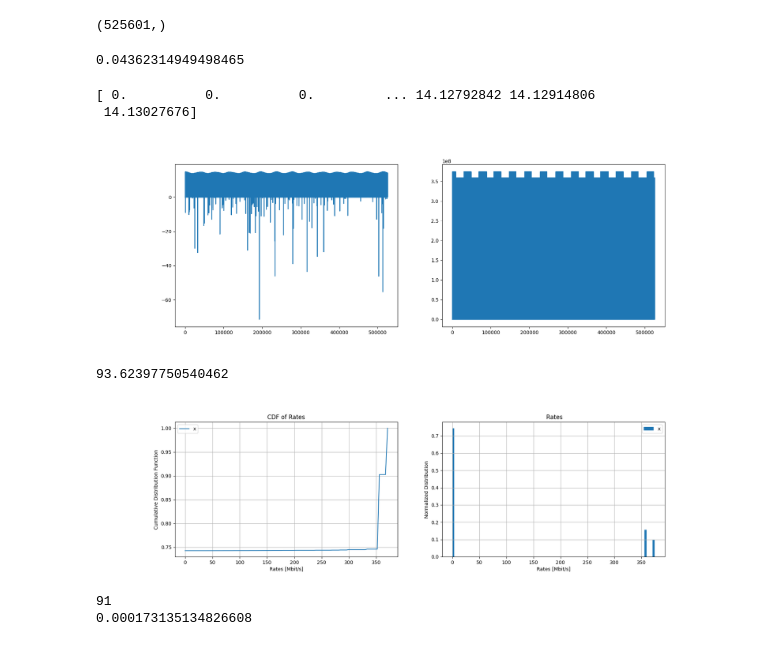
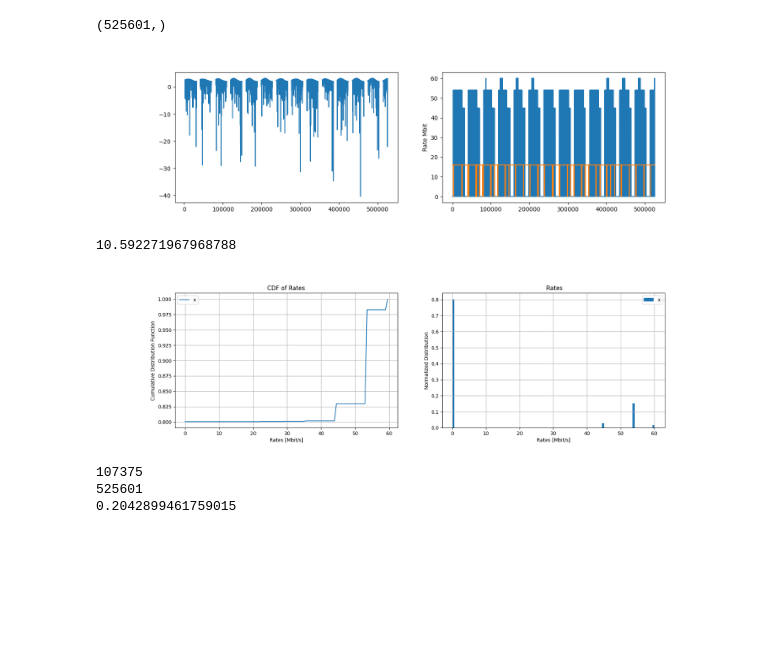
Before and after one commit to mani-sat/GODOTWork, a Jupyter notebook: rain_estimated.ipynb, the cells around one changed output. Drawn from its saved outputs; the diff is of its cells as text; code cells hidden in the pictures; blank space fills up the shorter version.

```diff
--- a/rain_estimated.ipynb
+++ b/rain_estimated.ipynb
@@ -123,7 +122,2 @@ for i in tqdm(range(res.get_length())):
 # %% [output]
 (525601,)
-# %%
-link.rain_model.p = 2.8
-link.rain_model.rain_rate
-# %% [output]
-0.04362314949498465
@@ -136,18 +124,16 @@ link.rain_model.rain_rate
 # %%
 %matplotlib widget
-fig = plt.figure(figsize=(18, 6))
+fig = plt.figure(figsize=(15, 4))
 ax0, ax1 = fig.subplots(1,2)
-ax0.plot(snrs)
-#ax0.plot(res.df['NN11_elev'], alpha = 0.5)
-print(snrs)
-ax1.plot(rates)
+ax0.plot(st_snrs)
+ax1.step(range(len(gw_rates)), st_rates / 1e6, label = 'gs')
+ax1.step(range(len(gw_rates)), gw_rates / 1e6, label = 'gw')
+ax1.set_ylabel('Rate Mbit')
 plt.show()
-print(np.mean(rates) / 1e6)
+print(np.mean(st_rates) / 1e6)
 # %% [output]
+[figure, new version]
-[ 0.          0.          0.         ... 14.12792842 14.12914806
- 14.13027676]
+10.592271967968788
-[figure, old version]
-93.62397750540462
 # %%
 def plot_cdf(ax, bins,vals, name):
     ax.plot(bins[:-1], np.cumsum(vals), label = name)
@@ -165,10 +151,9 @@ def plot_hist(ax, arr, name):
     ax.set_title(' Rates')
     ax.legend()
 
-
 fig = plt.figure(figsize = (18,5))
 ax0, ax1 = fig.subplots(1,2)
-arr = rates / 1e6
+arr = st_rates / 1e6
 
 name = 'x'
 vals, bins = np.histogram(arr, bins=100, weights=np.ones(len(arr)) / len(arr))
@@ -178,17 +163,19 @@ plot_hist(ax1, arr, name)
 
 plt.show()
 # %% [output]
-[figure, old version]
+[figure, new version]
 # %%
 idx = 0
 condition = res.above_elev('NN11_elev', 10.0) & res.has([SEEnum.CLEAR_MOON_NN])
 for i in tqdm(range(len(condition))):
-    if (condition[i]) & (rates[i] == 0):
+    if (condition[i]) & (st_rates[i] == 0):
         idx += 1
 print(idx)
+print(len(condition))
 print(idx / len(condition))
 # %% [output]
-91
-0.000173135134826608
+107375
+525601
+0.2042899461759015
 # %%
 n = 0
```
Also changed, not shown: parts of 14 cells of this notebook, 3 other files.
